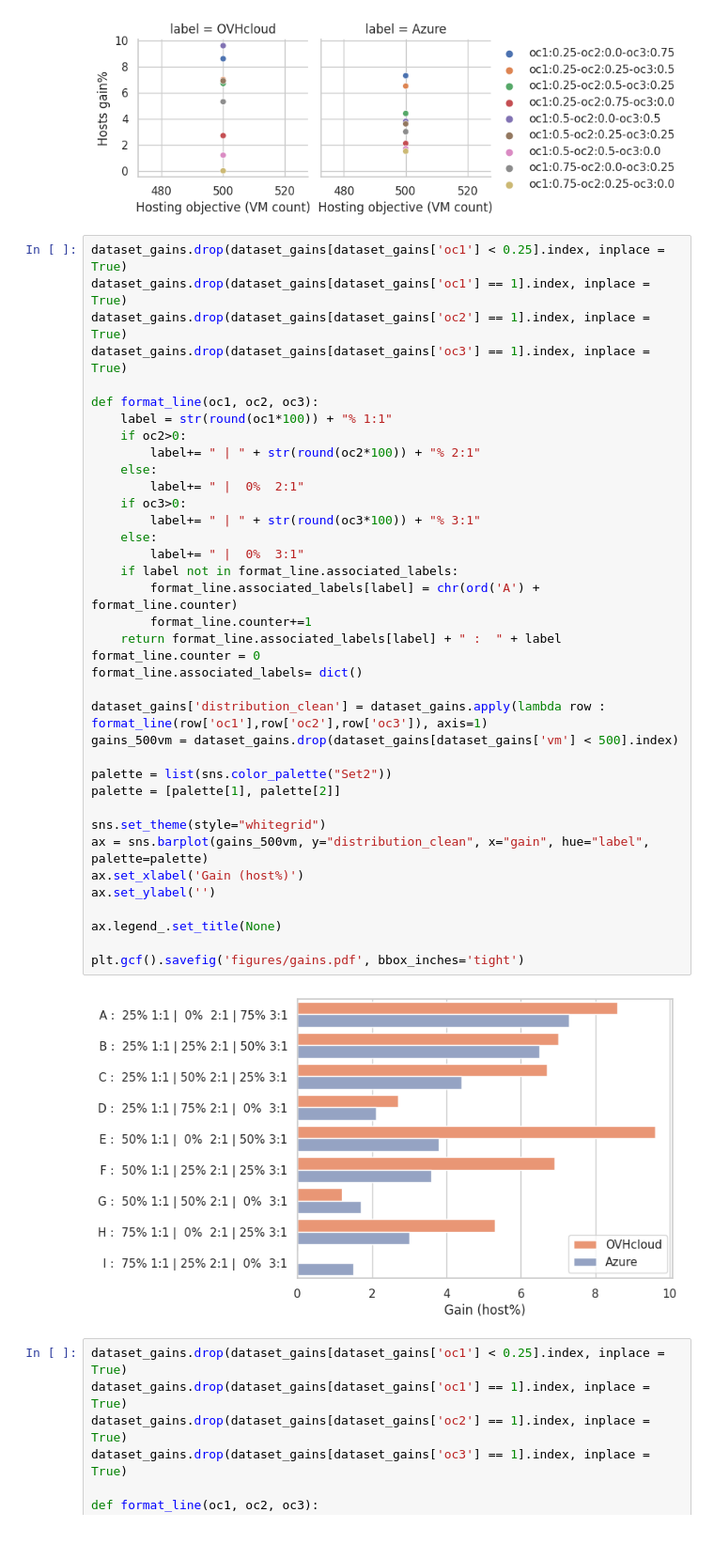
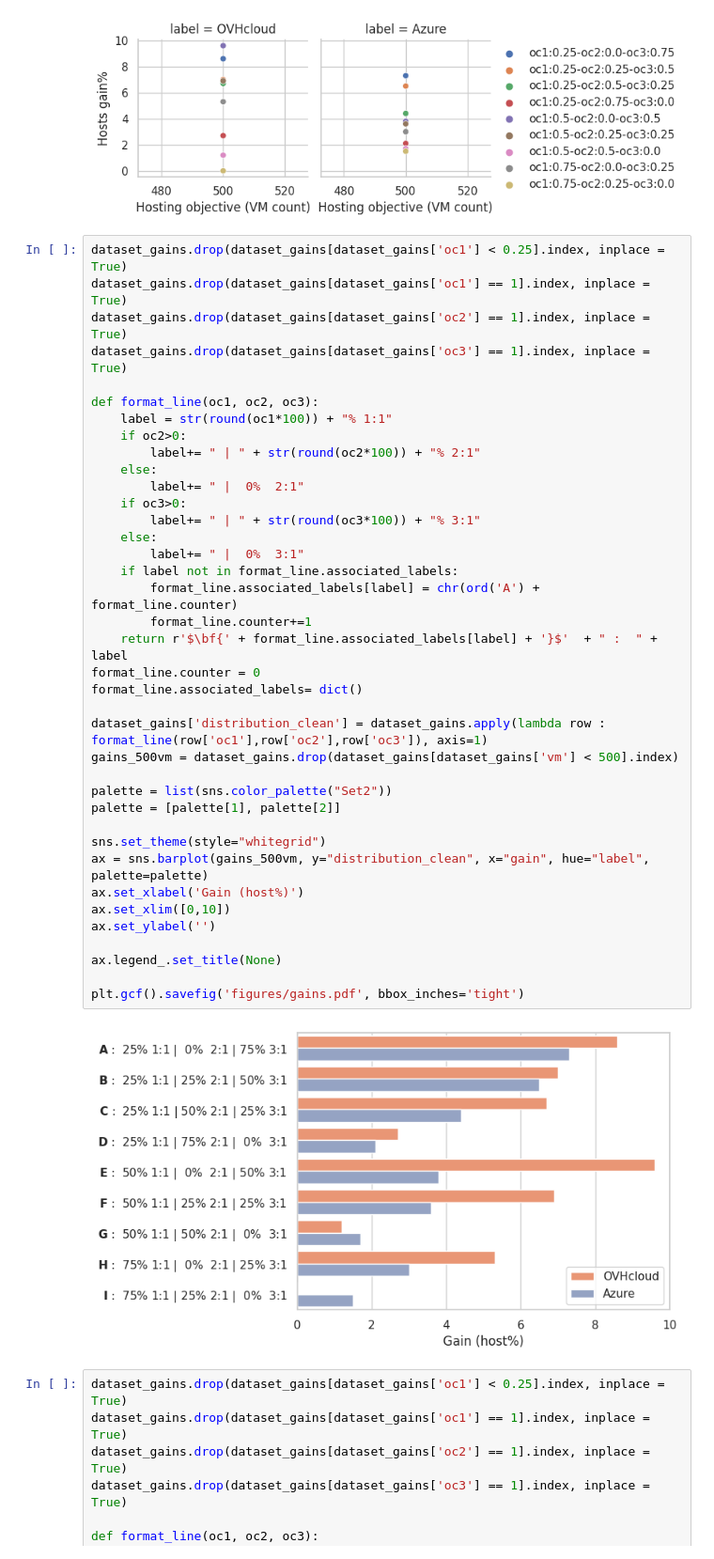
Before and after one commit to jacquetpi/cloudfactory-VMSlack, a Jupyter notebook: vcluster-experiments-data/Simulation.ipynb, the cells around one changed output. Shown at 94% size. Saved outputs shown, nothing was run; the diff lists cells and outputs as text.

```diff
--- a/vcluster-experiments-data/Simulation.ipynb
+++ b/vcluster-experiments-data/Simulation.ipynb
@@ -262,35 +262,36 @@ def format_line(oc1, oc2, oc3):
     label = str(round(oc1*100)) + "% 1:1"
     if oc2>0:
         label+= " | " + str(round(oc2*100)) + "% 2:1"
     else:
         label+= " |  0%  2:1"
     if oc3>0:
         label+= " | " + str(round(oc3*100)) + "% 3:1"
     else:
         label+= " |  0%  3:1"
     if label not in format_line.associated_labels:
         format_line.associated_labels[label] = chr(ord('A') + format_line.counter)
         format_line.counter+=1
-    return format_line.associated_labels[label] + " :  " + label
+    return r'$\bf{' + format_line.associated_labels[label] + '}$'  + " :  " + label
 format_line.counter = 0
 format_line.associated_labels= dict()
 
 dataset_gains['distribution_clean'] = dataset_gains.apply(lambda row : format_line(row['oc1'],row['oc2'],row['oc3']), axis=1)
 gains_500vm = dataset_gains.drop(dataset_gains[dataset_gains['vm'] < 500].index)
 
 palette = list(sns.color_palette("Set2"))
 palette = [palette[1], palette[2]]
 
 sns.set_theme(style="whitegrid")
 ax = sns.barplot(gains_500vm, y="distribution_clean", x="gain", hue="label", palette=palette)
 ax.set_xlabel('Gain (host%)')
+ax.set_xlim([0,10])
 ax.set_ylabel('')
 
 ax.legend_.set_title(None)
 
 plt.gcf().savefig('figures/gains.pdf', bbox_inches='tight')
 # %% [output]
-[figure, old version]
+[figure, new version]
 # %%
 dataset_gains.drop(dataset_gains[dataset_gains['oc1'] < 0.25].index, inplace = True)
 dataset_gains.drop(dataset_gains[dataset_gains['oc1'] == 1].index, inplace = True)
```
Also changed, not shown: 3 other files.
